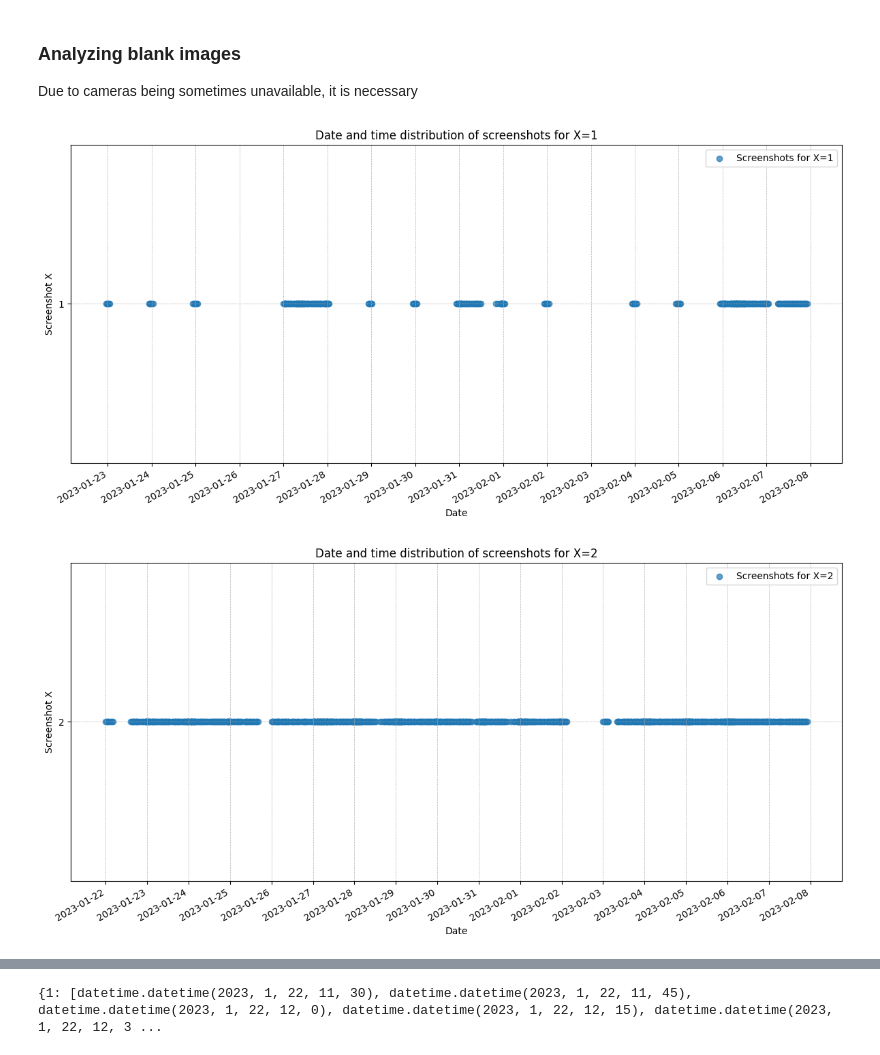
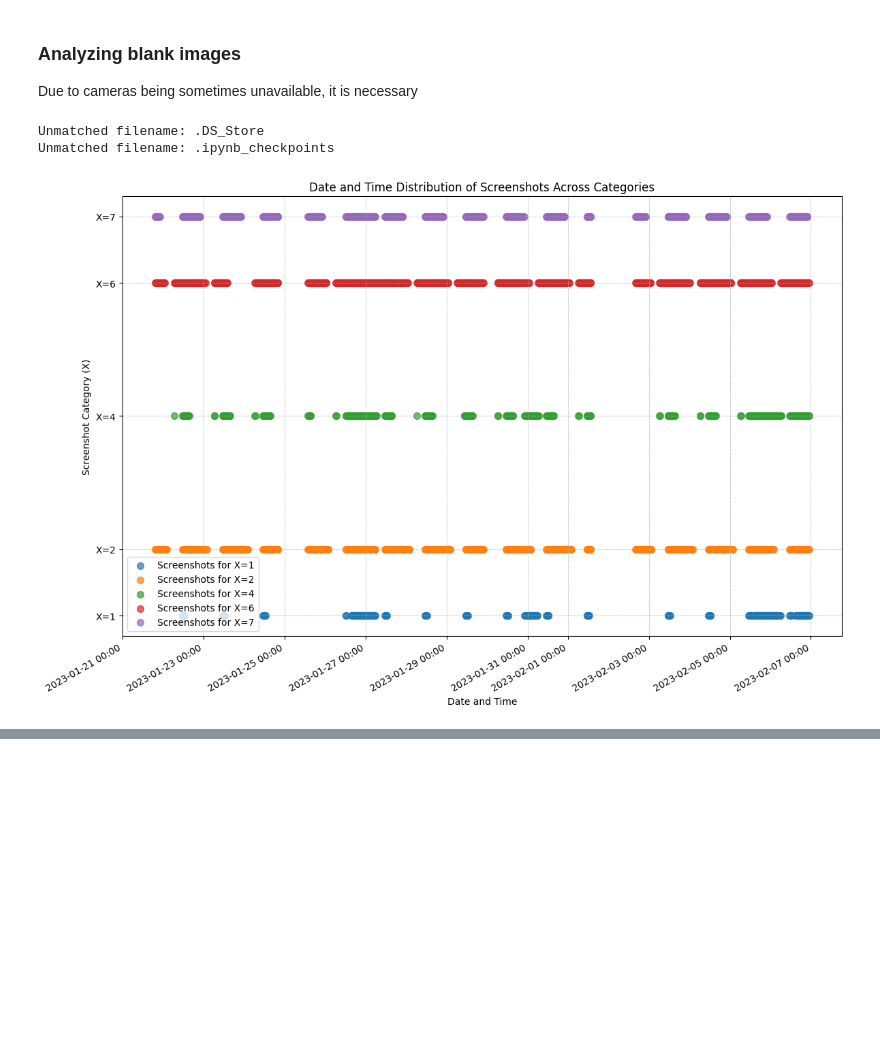
Before and after one commit to Tomasngu/BP, a Jupyter notebook: helper_notebooks/analyze_blank.ipynb, the cells around one changed output, grey strips where cells are left out. Drawn from its saved outputs; the diff is of its cells as text; code cells hidden in the pictures; blank space fills up the shorter version.

Commit message:
Better graph

```diff
--- a/helper_notebooks/analyze_blank.ipynb
+++ b/helper_notebooks/analyze_blank.ipynb
@@ -5,61 +5,51 @@ Due to cameras being sometimes unavailable, it is necessary
 # %%
 import os
 import re
-from datetime import datetime, timedelta
+from datetime import datetime
 import matplotlib.pyplot as plt
 import matplotlib.dates as mdates
 
-def plot_image_dates_and_times(directory):
-    # Regex pattern to match filenames and capture parts
+def plot_image_dates_and_times_combined(directory):
     pattern = re.compile(r'screenshot(\d+)_(\d{2})_(\d{2})__(\d{2})_(\d{2})\.png')
+    data = {}  # {X: [datetime objects]}
 
-    # Data structure to store the parsed data
-    # {X: [datetime objects]}
-    data = {}
-
-    # Iterate over files in the directory
     for filename in os.listdir(directory):
         match = pattern.match(filename)
         if match:
             X, day, month, hour, minute = map(int, match.groups())
-            # Convert to datetime object
             timestamp = datetime(year=2023, month=month, day=day, hour=hour, minute=minute)
             if X not in data:
                 data[X] = []
             data[X].append(timestamp)
+        else:
+            print(f"Unmatched filename: {filename}")
+
+    # Sort data by X for consistent color assignment in plot
     data = dict(sorted(data.items()))
 
-    # Plotting
+    plt.figure(figsize=(12, 8))
+
     for X, timestamps in data.items():
         # Sort timestamps
         timestamps.sort()
+        # Plot each group of screenshots
+        plt.scatter(timestamps, [X] * len(timestamps), alpha=0.7, label=f'Screenshots for X={X}', s=50)
 
-        plt.figure(figsize=(12, 6))
+    plt.yticks(sorted(data.keys()), [f'X={X}' for X in sorted(data.keys())])  # Label y-axis with 'X' values
+    plt.gca().xaxis.set_major_formatter(mdates.DateFormatter('%Y-%m-%d %H:%M'))
+    plt.gca().xaxis.set_major_locator(mdates.AutoDateLocator())
+    plt.xlabel('Date and Time')
+    plt.ylabel('Screenshot Category (X)')
+    plt.title('Date and Time Distribution of Screenshots Across Categories')
+    plt.gcf().autofmt_xdate()  # Rotate date labels for better readability
+    plt.grid(True, which='both', linestyle='--', linewidth=0.5)
+    plt.legend()
+    plt.tight_layout()
+    plt.show()
 
-        # Convert datetime objects to matplotlib date format for plotting
-        dates = [mdates.date2num(t) for t in timestamps]
-        times = [(t.hour + t.minute / 60) / 24 for t in timestamps]  # Normalize time to fraction of day
-
-        # Combine dates and times for plotting
-        datetime_combined = [date + time for date, time in zip(dates, times)]
-
-        plt.scatter(datetime_combined, [X] * len(datetime_combined), alpha=0.7, label=f'Screenshots for X={X}')
-
-        plt.yticks([X])  # Only show the current X on y-axis
-        plt.gca().xaxis.set_major_formatter(mdates.DateFormatter('%Y-%m-%d'))
-        plt.gca().xaxis.set_major_locator(mdates.DayLocator())
-        plt.xlabel('Date')
-        plt.ylabel('Screenshot X')
-        plt.title(f'Date and time distribution of screenshots for X={X}')
-        plt.gcf().autofmt_xdate()  # Rotate date labels to fit
-        plt.grid(True, which='both', linestyle='--', linewidth=0.5)
-        plt.legend()
-        plt.tight_layout()
-        plt.show()
-    print(data)
-
-
-plot_image_dates_and_times("../SLONI_label")
+# Replace "../../SLONI_notnew" with the actual directory path where your screenshot files are stored
+plot_image_dates_and_times_combined("../../data/images/")
 # %% [output]
+Unmatched filename: .DS_Store
+Unmatched filename: .ipynb_checkpoints
-[figure, old version]
+[figure, new version]
-[figure, removed]
@@ -72 +55,0 @@ plot_image_dates_and_times("../SLONI_label")
-{1: [datetime.datetime(2023, 1, 22, 11, 30), datetime.datetime(2023, 1, 22, 11, 45), datetime.datetime(2023, 1, 22, 12, 0), datetime.datetime(2023, 1, 22, 12, 15), datetime.datetime(2023, 1, 22, 12, 3 ...
```
Also changed, not shown: parts of 2 cells of this notebook, 1 other file.
